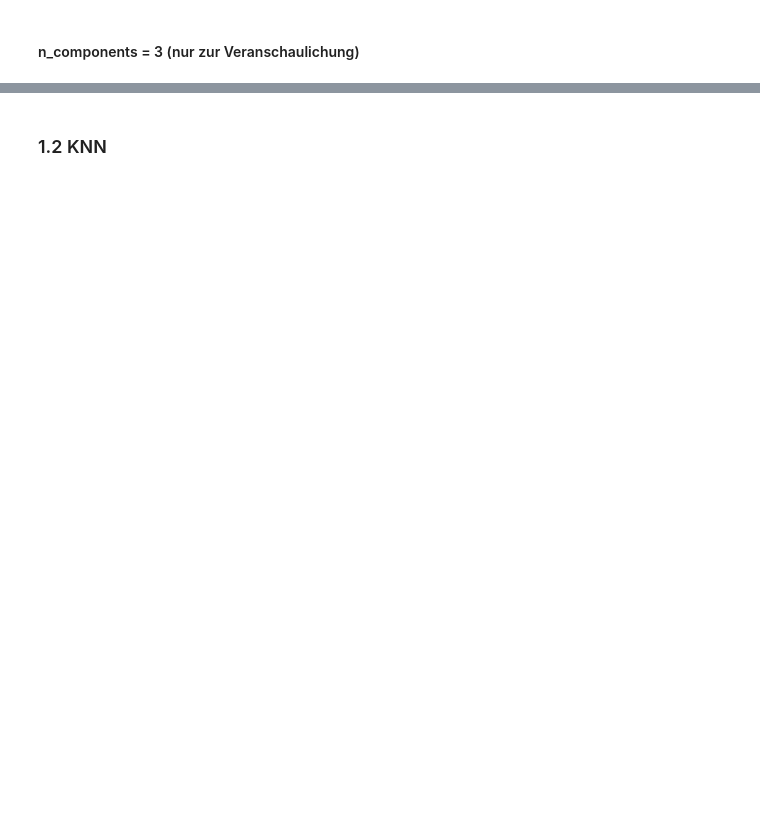
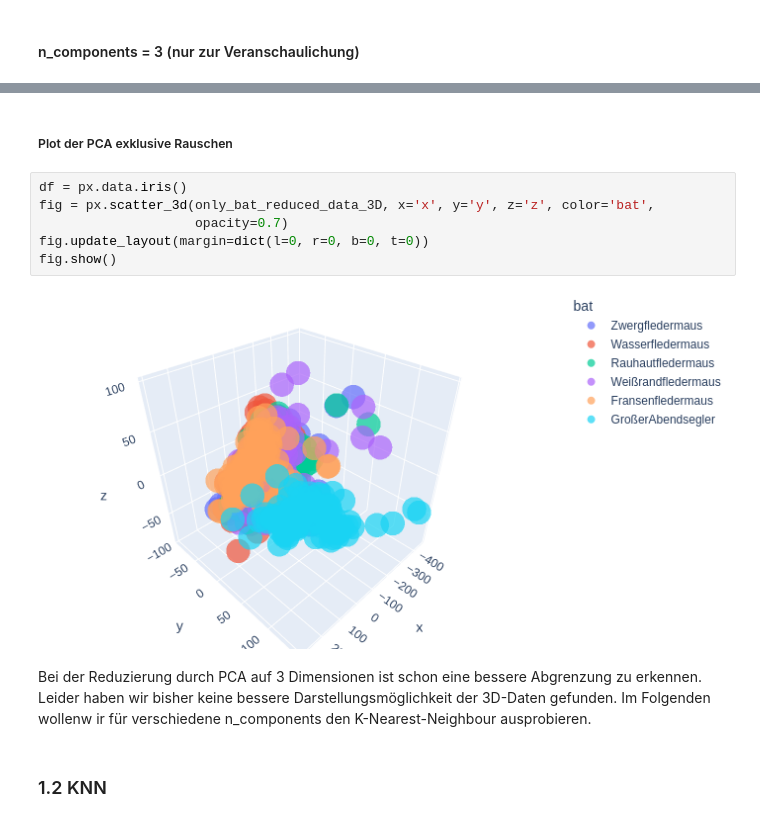
Before and after one commit to mayonesa-parquet/ml, a Jupyter notebook: ML-Projekt.ipynb, the cells around one changed output, grey strips where cells are left out. Saved outputs shown, nothing was run; the diff lists cells and outputs as text; blank space fills up the shorter version.

```diff
--- a/ML-Projekt.ipynb
+++ b/ML-Projekt.ipynb
@@ -341,2 +345,15 @@ fig.show()
+# %% [markdown]
+##### Plot der PCA exklusive Rauschen
+# %%
+df = px.data.iris()
+fig = px.scatter_3d(only_bat_reduced_data_3D, x='x', y='y', z='z', color='bat',
+                    opacity=0.7)
+fig.update_layout(margin=dict(l=0, r=0, b=0, t=0))
+fig.show()
+# %% [output]
+[figure, added]
+# %% [markdown]
+Bei der Reduzierung durch PCA auf 3 Dimensionen ist schon eine bessere Abgrenzung zu erkennen. Leider haben wir bisher keine bessere Darstellungsmöglichkeit der 3D-Daten gefunden.
+Im Folgenden wollenw ir für verschiedene n_components den K-Nearest-Neighbour ausprobieren.
 # %% [markdown]
 ### 1.2 KNN
```
Also changed, not shown: parts of 17 cells of this notebook.
